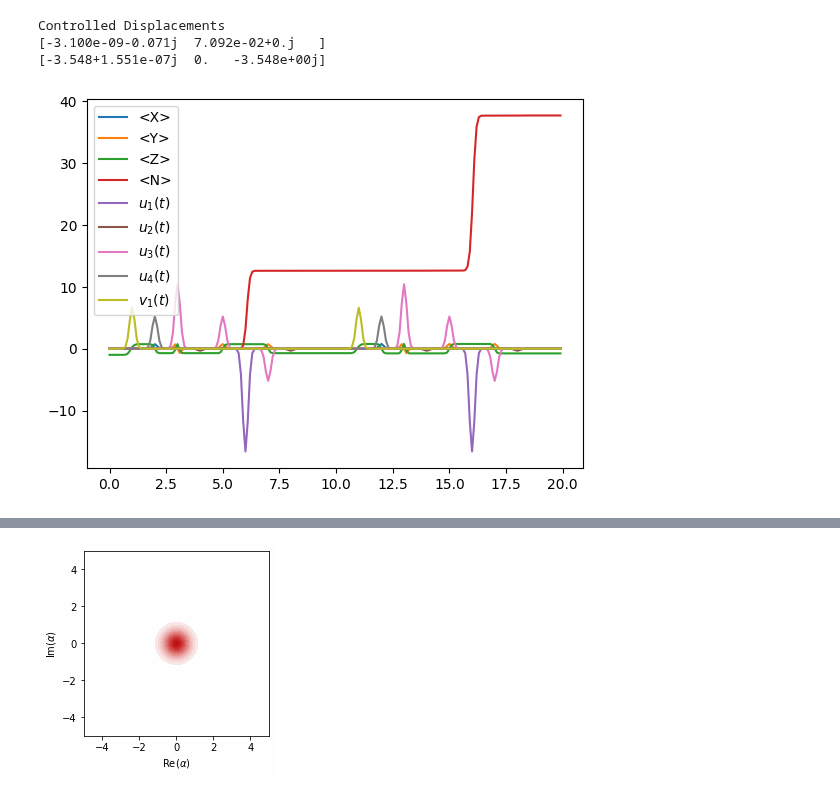
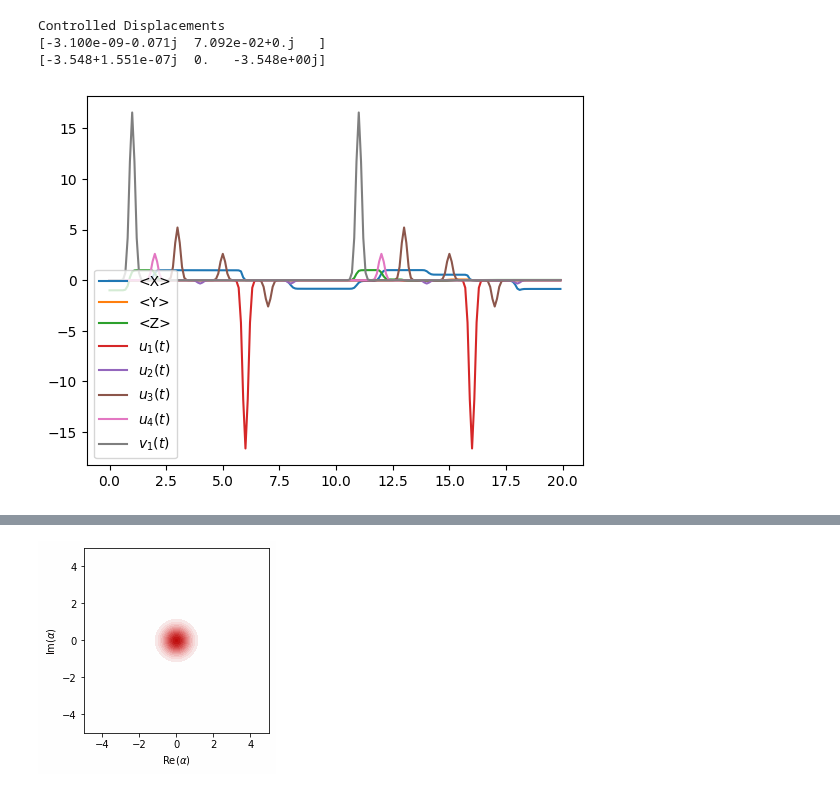
Before and after one commit to connorblake1/jiang-research, a Jupyter notebook: FiniteGKP/jax_FiniteGKP.ipynb, the cells around one changed output, grey strips where cells are left out. Cells and saved outputs as stored; diff of their text form; code cells hidden in the pictures.

```diff
--- a/FiniteGKP/jax_FiniteGKP.ipynb
+++ b/FiniteGKP/jax_FiniteGKP.ipynb
@@ -793,9 +793,14 @@ def CD_pulse(alpha: complex, mean: float, sigma: float, period: float = None):
         )
 def ancilla_reset_pulse(mean: float, sigma: float, period: float = None):
     if period is not None:
-        return (Ia, GaussianPulseTrain.std(amp=2.0, mean=mean, sigma=sigma, period=period))
+        return (Ia, GaussianPulseTrain.std(amp=5.0, mean=mean, sigma=sigma, period=period))
     else:
         return (Ia, GaussianControl.std(amp=2.0, mean=mean, sigma=sigma))
+def qubit_rotation(angle: float, mean: float, sigma: float, period: float = None):
+    if period is not None:
+        return GaussianPulseTrain.std(amp=angle/2, mean=mean, sigma=sigma, period=period)
+    else:
+        return GaussianControl.std(amp=angle/2, mean=mean, sigma=sigma)
 # %%
 # goal: Pidot_perp = 0 forall t ie not leaving codespace
 rho0 = dq.tensor(dq.fock_dm(N,0),dq.fock_dm(2,1))
@@ -813,22 +818,26 @@ sigma_default = .12
 
 #define all pulses for SBS
 C_reset, v_reset = ancilla_reset_pulse(mean=pulse_gap,          sigma=sigma_default, period=duration)
-u_rotY  = GaussianPulseTrain.std(amp=jnp.pi/2, mean=pulse_gap*2,   sigma=sigma_default, period=duration)
-u_rotX1 = GaussianPulseTrain.std(amp=jnp.pi,   mean=pulse_gap*3,   sigma=sigma_default, period=duration)
+u_rotY  = qubit_rotation(angle=jnp.pi/2, mean=pulse_gap*2,   sigma=sigma_default, period=duration)
+u_rotX1 = qubit_rotation(angle=jnp.pi,   mean=pulse_gap*3,   sigma=sigma_default, period=duration)
 H_P, H_X, u_p1, u_x1 = CD_pulse(alpha=CD1[0],   mean=4*pulse_gap,   sigma=sigma_default, period=duration)
-u_rotX2 = GaussianPulseTrain.std(amp=jnp.pi/2, mean=5*pulse_gap,   sigma=sigma_default, period=duration)
+u_rotX2 = qubit_rotation(angle=jnp.pi/2, mean=5*pulse_gap,   sigma=sigma_default, period=duration)
 H_P, H_X, u_p2, u_x2 = CD_pulse(alpha=CD2[0],   mean=6*pulse_gap,   sigma=sigma_default, period=duration)
-u_rotX3 = GaussianPulseTrain.std(amp=-jnp.pi/2,mean=7*pulse_gap,   sigma=sigma_default, period=duration)
+u_rotX3 = qubit_rotation(angle=-jnp.pi/2,mean=7*pulse_gap,   sigma=sigma_default, period=duration)
 H_P, H_X, u_p3, u_x3 = CD_pulse(alpha=CD1[0],   mean=8*pulse_gap,   sigma=sigma_default, period=duration)
 
 
 u_p = u_p1 + u_p2 + u_p3
 u_x = u_x1 + u_x2 + u_x3
 u_rotX = u_rotX1 + u_rotX2 + u_rotX3
-
 H_M = [H_P, H_X, IX, IY]
 C_K = [C_reset]
 sbs_control = ControlVector([u_p, u_x, u_rotX, u_rotY, v_reset])
+
+
+# H_M = [IX, IY]
+# sbs_control = ControlVector([u_rotX1, u_rotY, v_reset])
+
 n_cycles = 2
 sbs_sys = OpenQuantumSystem(
     H_0=H_0,
@@ -850,14 +859,14 @@ Controlled Displacements
 # %%
 figpre, axpre = plt.subplots()
 sbs.plot(
     ax=axpre,
-    exp_ops=[IX,IY,IZ,NI],
-    exp_names=["<X>","<Y>","<Z>","<N>"]
+    exp_ops=[IX,IY,IZ],
+    exp_names=["<X>","<Y>","<Z>"]
 )
 axpre.legend()
 figpre.show()
 # %% [output]
-[figure, old version]
+[figure, new version]
 # %%
 rho_t = sbs.run()
 rho_res_t = dq.ptrace(rho_t,0,(N,2))
```
Also changed, not shown: parts of 1 cell of this notebook, 1 other file.
